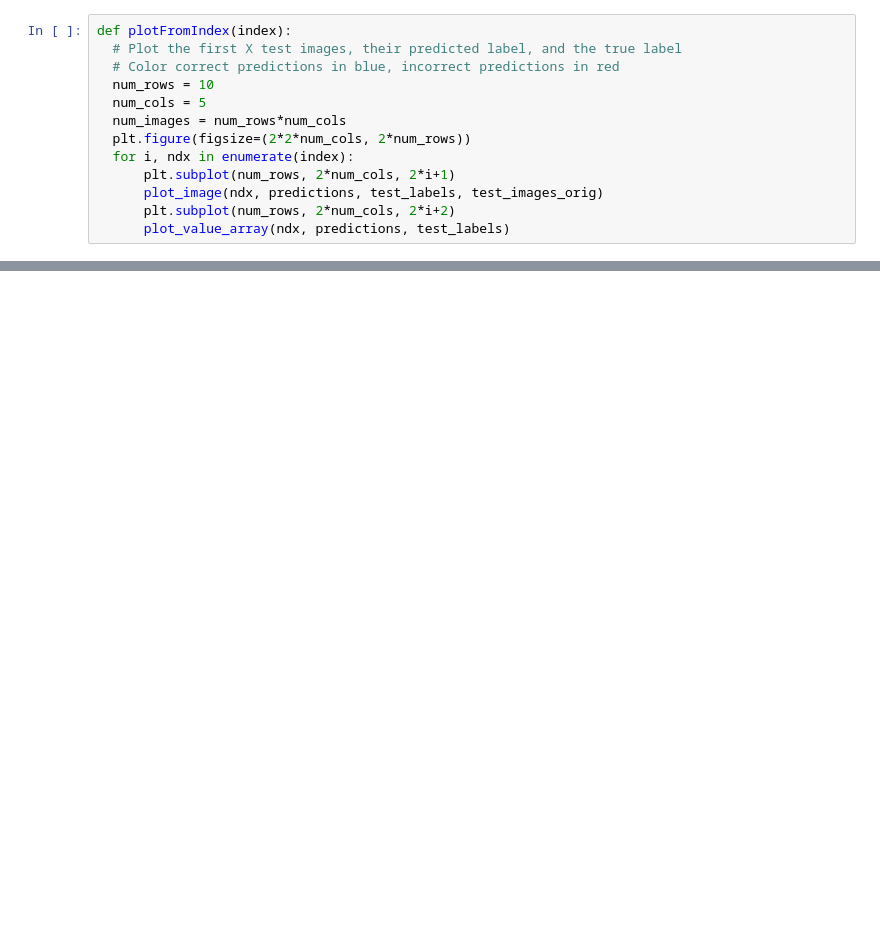
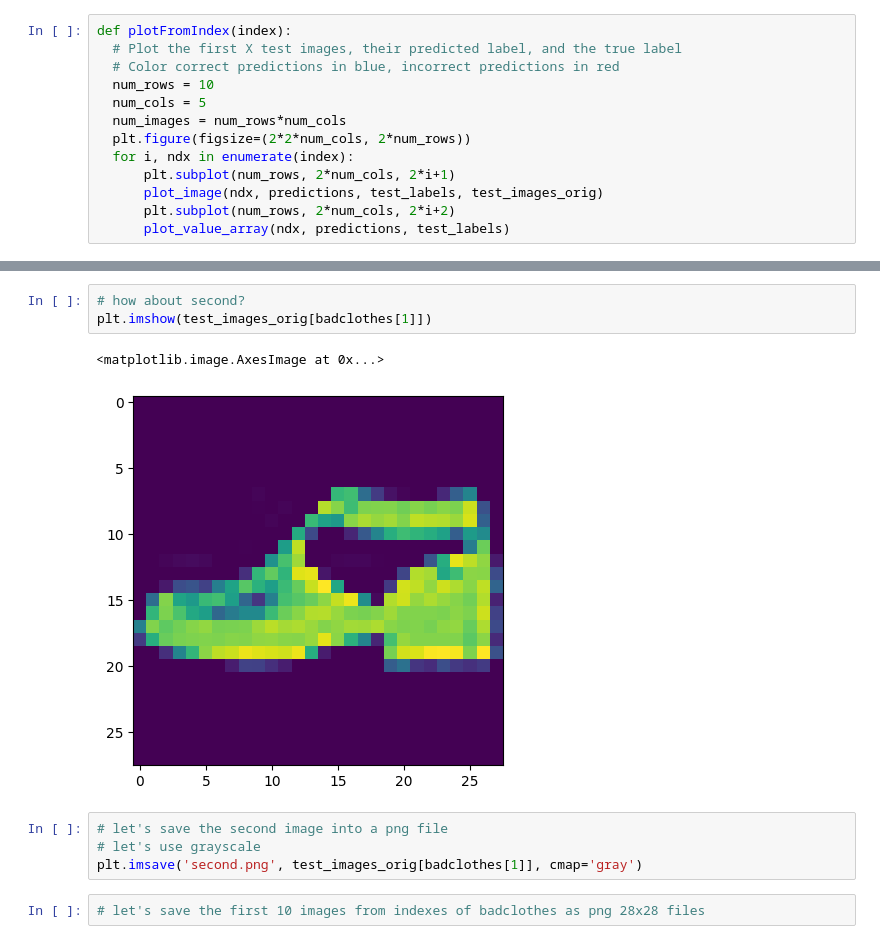
Before and after one commit to ValRCS/RBS_LIFT_AI_ML_Models, a Jupyter notebook: notebooks/keras_image_recognition_classifier_using_neural_networks.ipynb, the cells around one changed output, grey strips where cells are left out. Saved outputs shown, nothing was run; the diff lists cells and outputs as text; blank space fills up the shorter version.

```diff
--- a/notebooks/keras_image_recognition_classifier_using_neural_networks.ipynb
+++ b/notebooks/keras_image_recognition_classifier_using_neural_networks.ipynb
@@ -938,0 +957,12 @@ plotFromIndex(badclothes[-50:])
+# %%
+# how about second?
+plt.imshow(test_images_orig[badclothes[1]])
+# %% [output]
+<matplotlib.image.AxesImage at 0x...>
+[figure, added]
+# %%
+# let's save the second image into a png file
+# let's use grayscale
+plt.imsave('second.png', test_images_orig[badclothes[1]], cmap='gray')
+# %%
+# let's save the first 10 images from indexes of badclothes as png 28x28 files
```
Also changed, not shown: parts of 11 cells of this notebook.
